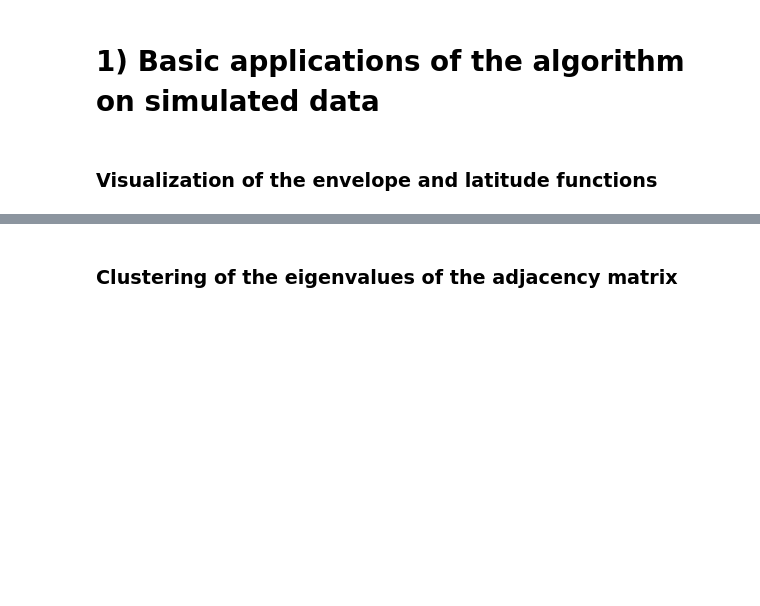
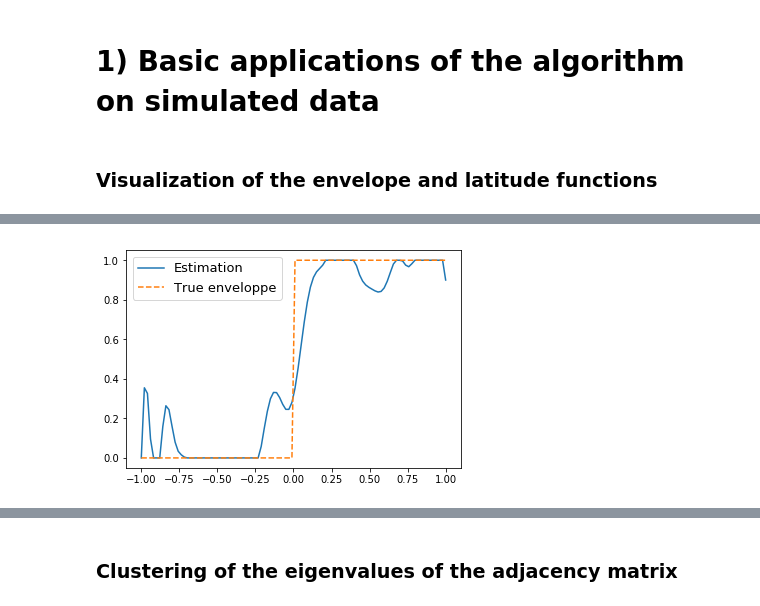
Before and after one commit to quentin-duchemin/Markovian-random-geometric-graph, a Jupyter notebook: Experiments.ipynb, the cells around one changed output, grey strips where cells are left out. Drawn from its saved outputs; the diff is of its cells as text; code cells hidden in the pictures; blank space fills up the shorter version.

```diff
--- a/Experiments.ipynb
+++ b/Experiments.ipynb
@@ -24,3 +29,17 @@ G.plot_estimation_enveloppe()
+# %%
+x = np.linspace(-1,1,100)
+G.esti[-1]+=0.1
+G.esti = list(map(lambda x:max(0,x),G.esti))
+G.esti = list(map(lambda x:min(1,x),G.esti))
+plt.plot(x, G.esti, label='Estimation')
+if True:
+    G.true = [G.compute_enveloppe(xi) for xi in x]
+    plt.plot(x, G.true, label='True enveloppe', linestyle='--')
+plt.legend(fontsize=13)
+plt.savefig('env-mix-hea.png')
+plt.show()
+# %% [output]
+[figure, added]
 # %%
 G.plot_densities_latitude()
 # %% [output]
```
Also changed, not shown: parts of 7 cells of this notebook, 3 other files.
